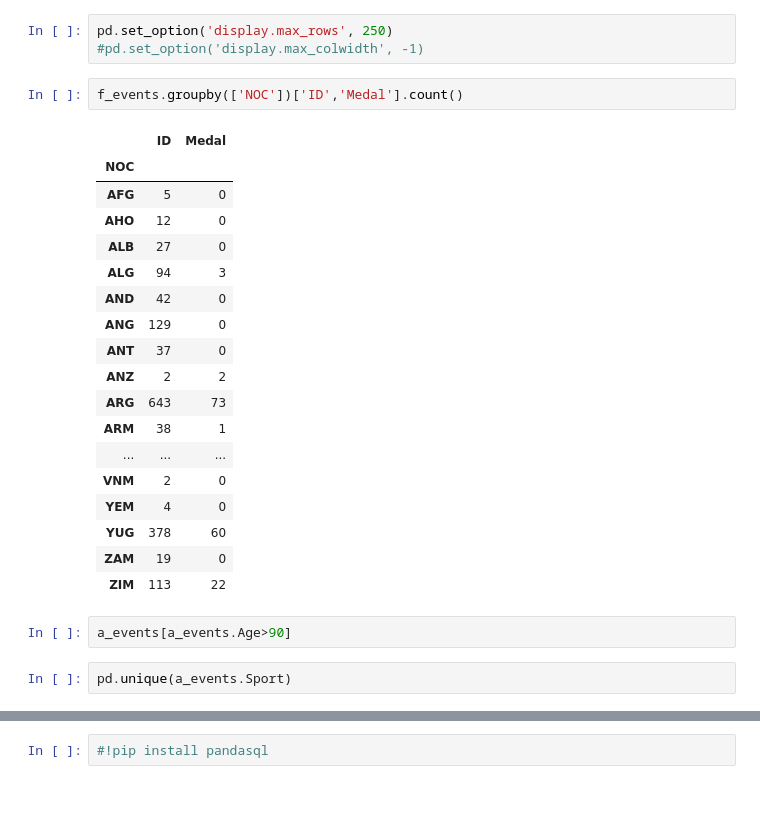
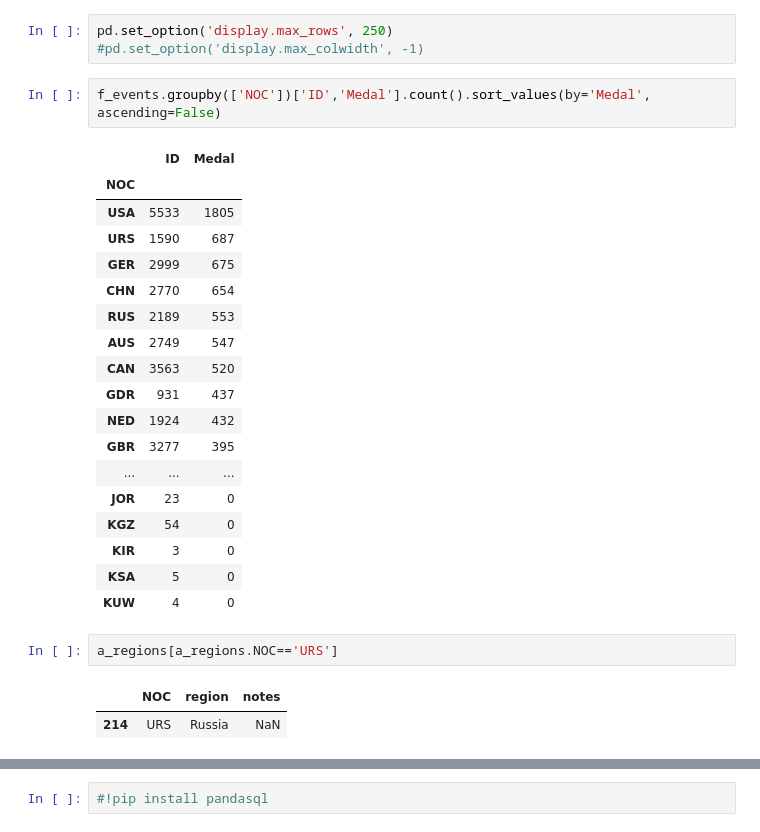
Before and after one commit to FJFard/Analyzing-Olympics-dataset, a Jupyter notebook: 0_sport_stats_analysis.ipynb, the cells around one changed output, grey strips where cells are left out. Drawn from its saved outputs; the diff is of its cells as text; blank space fills up the shorter version.

```diff
--- a/0_sport_stats_analysis.ipynb
+++ b/0_sport_stats_analysis.ipynb
@@ -192,27 +199,28 @@ f_events.Year.hist()
 pd.set_option('display.max_rows', 250)
 #pd.set_option('display.max_colwidth', -1)
 # %%
-f_events.groupby(['NOC'])['ID','Medal'].count()
+f_events.groupby(['NOC'])['ID','Medal'].count().sort_values(by='Medal', ascending=False)
 # %% [output]
 |  | ID | Medal |
 | NOC |  |  |
-| AFG | 5 | 0 |
-| AHO | 12 | 0 |
-| ALB | 27 | 0 |
-| ALG | 94 | 3 |
-| AND | 42 | 0 |
-| ANG | 129 | 0 |
-| ANT | 37 | 0 |
-| ANZ | 2 | 2 |
-| ARG | 643 | 73 |
-| ARM | 38 | 1 |
+| USA | 5533 | 1805 |
+| URS | 1590 | 687 |
+| GER | 2999 | 675 |
+| CHN | 2770 | 654 |
+| RUS | 2189 | 553 |
+| AUS | 2749 | 547 |
+| CAN | 3563 | 520 |
+| GDR | 931 | 437 |
+| NED | 1924 | 432 |
+| GBR | 3277 | 395 |
 | ... | ... | ... |
-| VNM | 2 | 0 |
-| YEM | 4 | 0 |
-| YUG | 378 | 60 |
-| ZAM | 19 | 0 |
-| ZIM | 113 | 22 |
+| JOR | 23 | 0 |
+| KGZ | 54 | 0 |
+| KIR | 3 | 0 |
+| KSA | 5 | 0 |
+| KUW | 4 | 0 |
-# %%
-a_events[a_events.Age>90]
-# %%
-pd.unique(a_events.Sport)
+# %%
+a_regions[a_regions.NOC=='URS']
+# %% [output]
+|  | NOC | region | notes |
+| 214 | URS | Russia | NaN |
```
Also changed, not shown: parts of 17 cells of this notebook.
